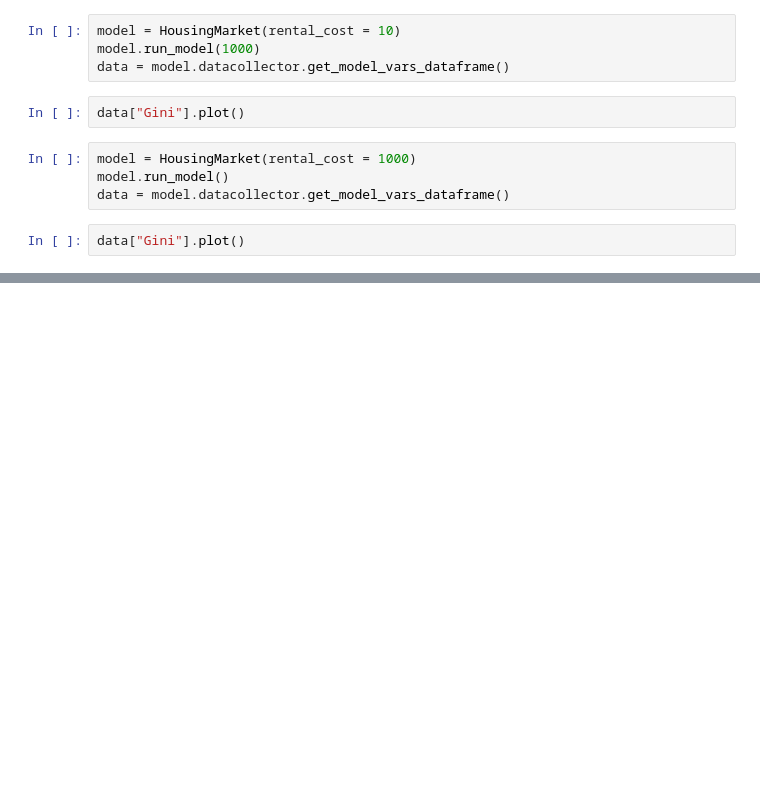
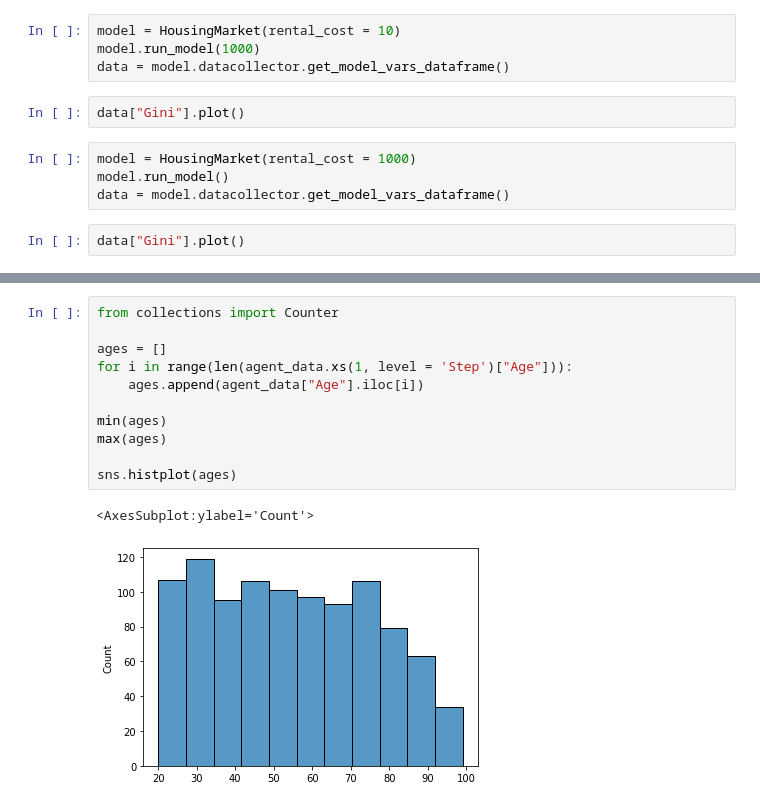
Before and after one commit to Caesar-blip/ABM, a Jupyter notebook: tests.ipynb, the cells around one changed output, grey strips where cells are left out. Cells and saved outputs as stored; diff of their text form; blank space fills up the shorter version.

```diff
--- a/tests.ipynb
+++ b/tests.ipynb
@@ -191,0 +192,14 @@ sns.histplot(ages)
+# %%
+from collections import Counter
+
+ages = []
+for i in range(len(agent_data.xs(1, level = 'Step')["Age"])):
+    ages.append(agent_data["Age"].iloc[i])
+
+min(ages)
+max(ages)
+
+sns.histplot(ages)
+# %% [output]
+<AxesSubplot:ylabel='Count'>
+[figure, added]
```
Also changed, not shown: parts of 2 cells of this notebook, 2 other files.
